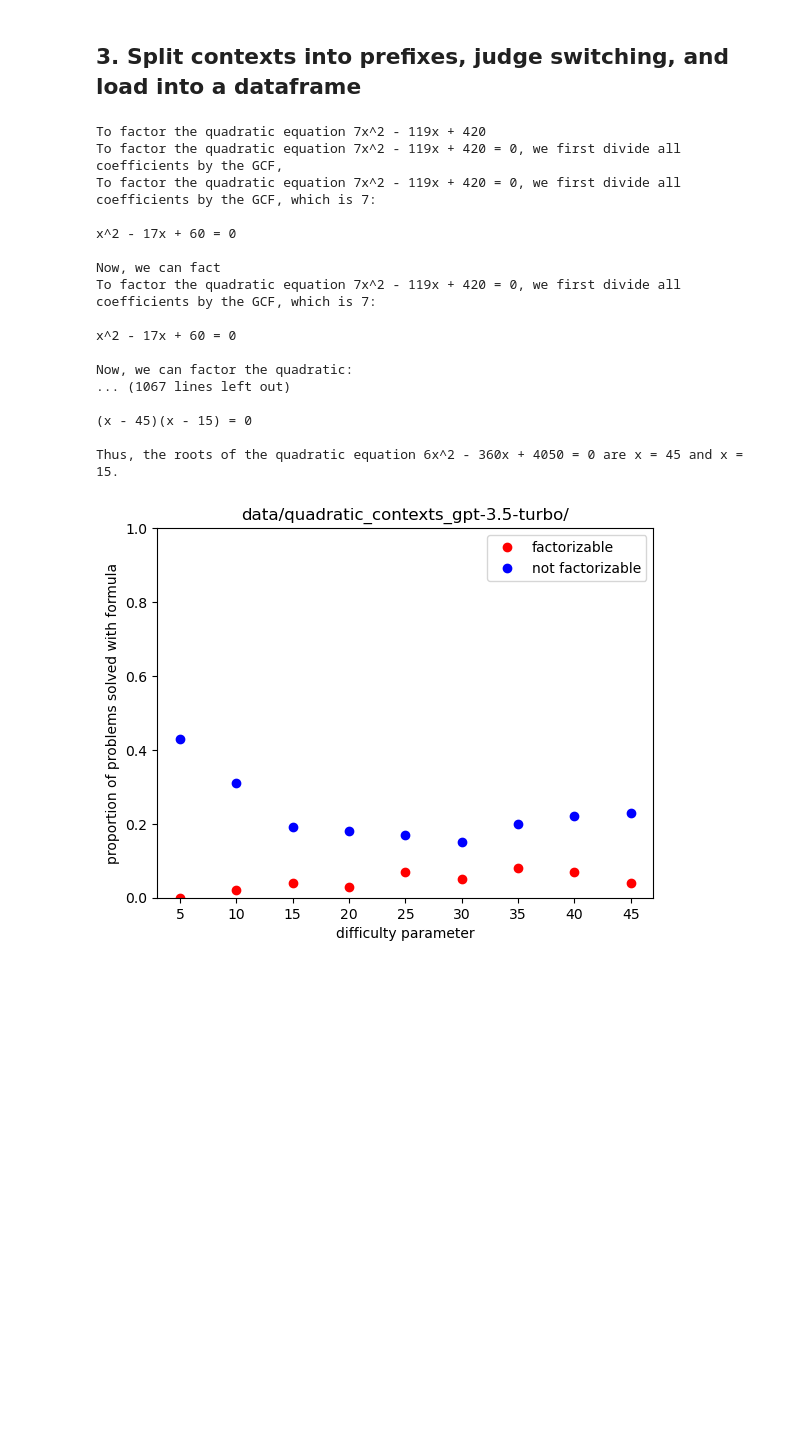
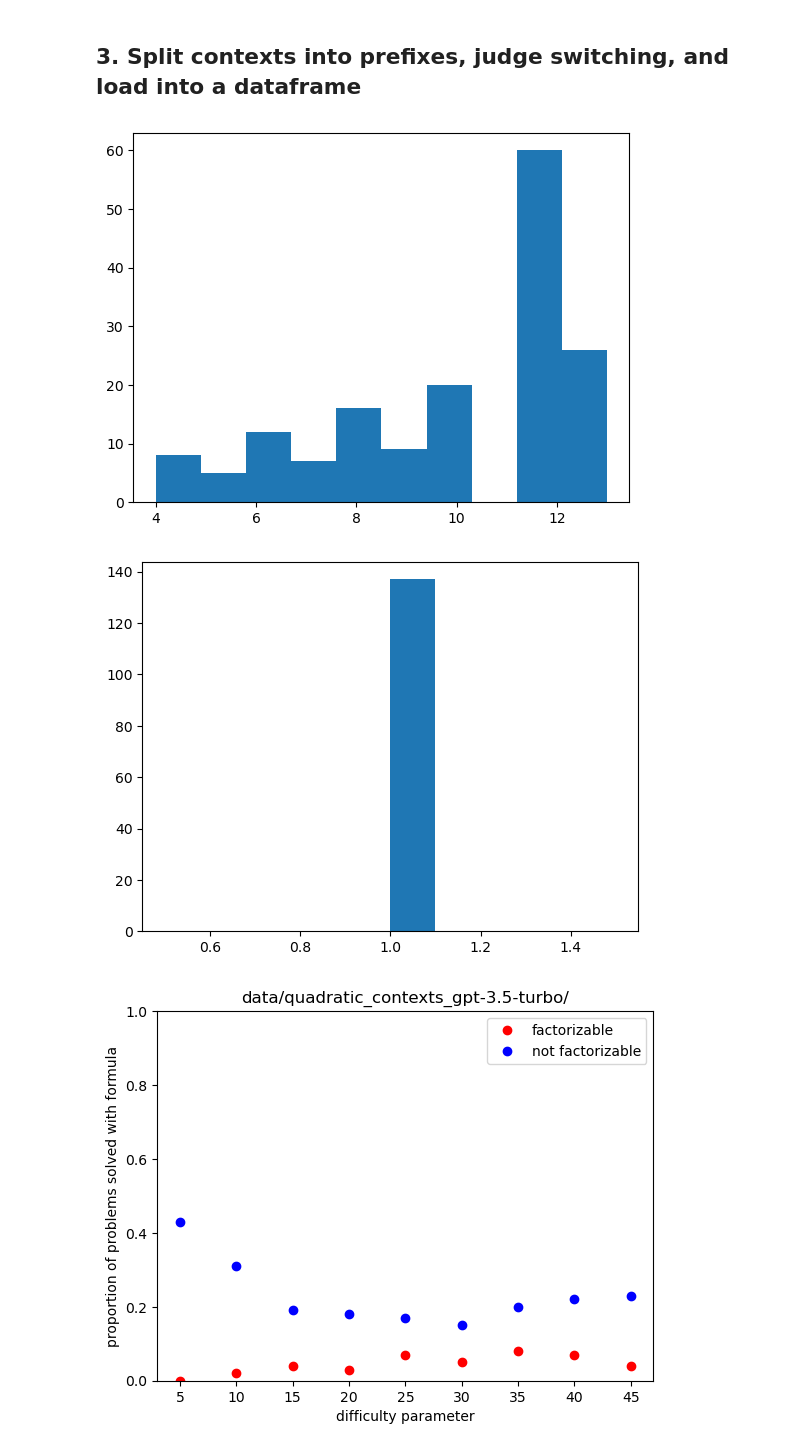
Before and after one commit to jlucassen/CPC_stepping_back, a Jupyter notebook: quadratic_pipeline.ipynb, the cells around one changed output. Cells and saved outputs as stored; diff of their text form; code cells hidden in the pictures; blank space fills up the shorter version.

Commit message:
ok, ready for expensive switch judging run

```diff
--- a/quadratic_pipeline.ipynb
+++ b/quadratic_pipeline.ipynb
@@ -103,14 +104,13 @@ for filename in os.listdir('data/quadratic_contexts_gpt-3.5-turbo'):
     is_factorizable = split_name[-1].split('.')[0]
 
     with open('data/quadratic_contexts_gpt-3.5-turbo/'+filename, 'r') as f:
-        for line in f.readlines()[:1]:
+        for line in f.readlines():
             line_contents = json.loads(line)
             prefixes = [line_contents['context'][:pref_end] for pref_end in range(pref_res, len(line), pref_res)]
             measured_switching = [original_4(line_contents['context'], prefix) for prefix in prefixes]
             processed_switching = make_non_decreasing(measured_switching)
-            switch_index = processed_switching.index(1) if 1 in processed_switching else len(processed_switching)
+            switch_index = processed_switching.index(1) if 1 in processed_switching else len(processed_switching[0])
             for i, prefix in enumerate(prefixes):
-                print(prefix)
                 passages_35t.append({
                     'prefix': prefix,
                     'difficulty': difficulty,
@@ -124,22 +124,42 @@ for filename in os.listdir('data/quadratic_contexts_gpt-3.5-turbo'):
                 })
 passages_35t = pd.DataFrame(passages_35t)
 passages_35t.to_csv('data/passages_35t.csv')
-# %% [output]
-To factor the quadratic equation 7x^2 - 119x + 420
-To factor the quadratic equation 7x^2 - 119x + 420 = 0, we first divide all coefficients by the GCF,
-To factor the quadratic equation 7x^2 - 119x + 420 = 0, we first divide all coefficients by the GCF, which is 7:
-
-x^2 - 17x + 60 = 0
-
-Now, we can fact
-To factor the quadratic equation 7x^2 - 119x + 420 = 0, we first divide all coefficients by the GCF, which is 7:
-
-x^2 - 17x + 60 = 0
-
-Now, we can factor the quadratic:
-... (1067 lines left out)
-
-(x - 45)(x - 15) = 0
-
-Thus, the roots of the quadratic equation 6x^2 - 360x + 4050 = 0 are x = 45 and x = 15.
+# %%
+passages_4 = []
+for filename in os.listdir('data/quadratic_contexts_gpt-4'):
+    # filename has format quadratic_contexts_[difficulty]_[is_factorizable].jsonl
+    # Each jsonl file is a list of objects, one json object per line. each object has 'equation' and 'context' field
+    split_name = filename.split('_')
+    difficulty = split_name[-2]
+    is_factorizable = split_name[-1].split('.')[0]
+
+    with open('data/quadratic_contexts_gpt-4/'+filename, 'r') as f:
+        for line in f.readlines():
+            line_contents = json.loads(line)
+            prefixes = [line_contents['context'][:pref_end] for pref_end in range(pref_res, len(line), pref_res)]
+            measured_switching = [original_4(line_contents['context'], prefix) for prefix in prefixes]
+            processed_switching = make_non_decreasing(measured_switching)
+            switch_index = processed_switching.index(1) if 1 in processed_switching else len(processed_switching[0])
+            for i, prefix in enumerate(prefixes):
+                passages_4.append({
+                    'prefix': prefix,
+                    'difficulty': difficulty,
+                    'is_factorizable': 'Yes' if is_factorizable == 'True' else 'No',
+                    'context': line_contents['context'],
+                    'equation': line_contents['equation'],
+                    'measured_switching': measured_switching,
+                    'processed_switching': processed_switching,
+                    'index': i,
+                    'switch_index': switch_index
+                })
+passages_4 = pd.DataFrame(passages_4)
+passages_4.to_csv('data/passages_4.csv')
+# %%
+plt.hist(passages_4['switch_index'])
+plt.show()
+plt.hist(passages_35t['switch_index'])
+plt.show()
+# %% [output]
+[figure, added]
+[figure, added]
 # %%
```
Also changed, not shown: parts of 2 cells of this notebook, 1 other file.
